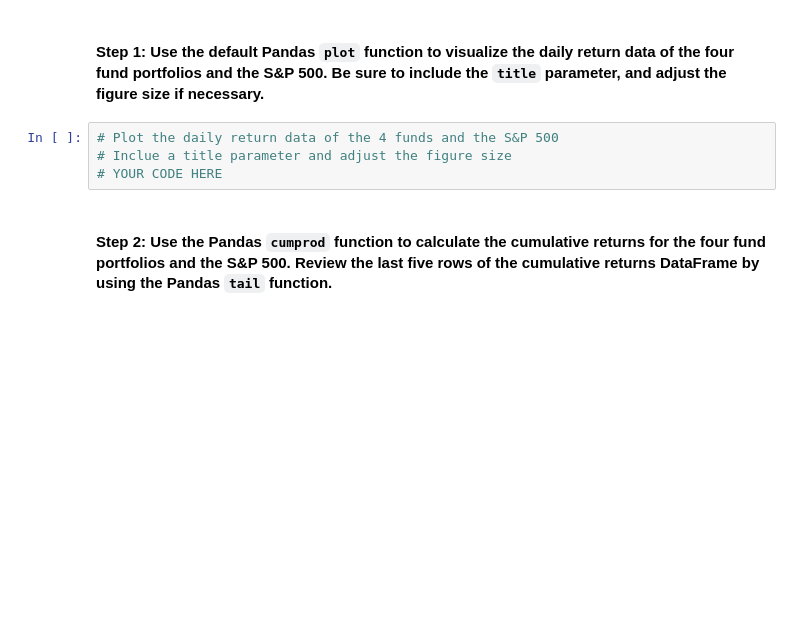
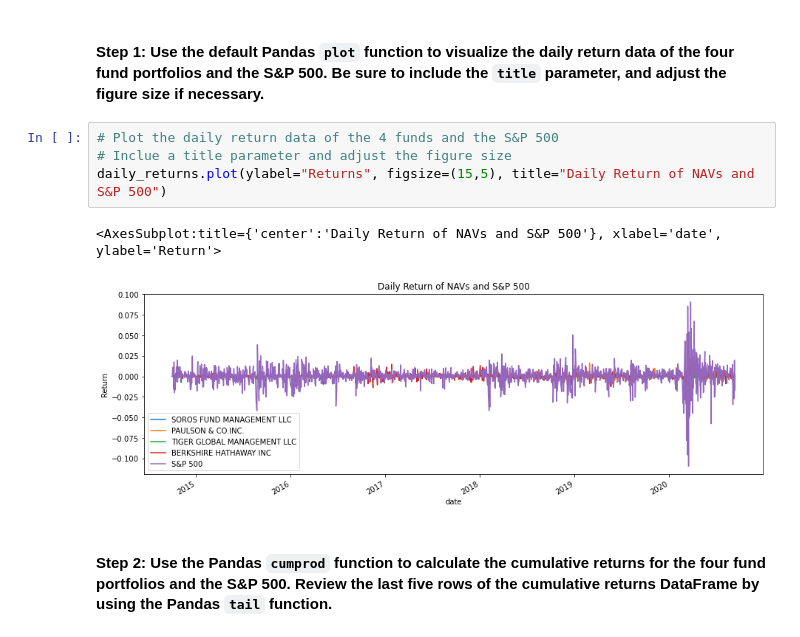
Before and after one commit to jojomani/Whale_RiskReturn_Analysis, a Jupyter notebook: risk_return_analysis.ipynb, the cells around one changed output. Saved outputs shown, nothing was run; the diff lists cells and outputs as text; blank space fills up the shorter version.

```diff
--- a/risk_return_analysis.ipynb
+++ b/risk_return_analysis.ipynb
@@ -151,7 +151,10 @@ Analyze the data to determine if any of the portfolios outperform the broader st
 # %%
 # Plot the daily return data of the 4 funds and the S&P 500
 # Inclue a title parameter and adjust the figure size
-# YOUR CODE HERE
+daily_returns.plot(ylabel="Returns", figsize=(15,5), title="Daily Return of NAVs and S&P 500")
+# %% [output]
+<AxesSubplot:title={'center':'Daily Return of NAVs and S&P 500'}, xlabel='date', ylabel='Return'>
+[figure, added]
 # %% [markdown]
 #### Step 2: Use the Pandas `cumprod` function to calculate the cumulative returns for the four fund portfolios and the S&P 500. Review the last five rows of the cumulative returns DataFrame by using the Pandas `tail` function.
 # %%
```
Also changed, not shown: parts of 3 cells of this notebook.
